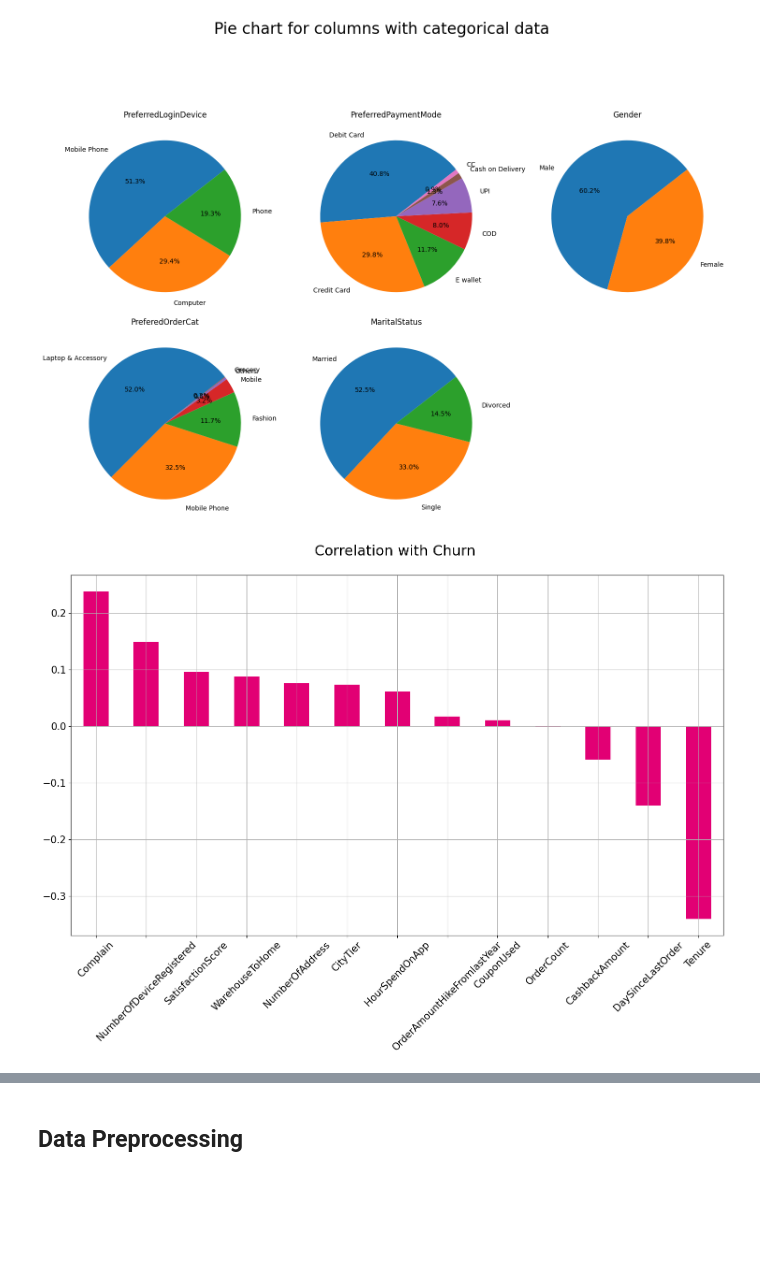
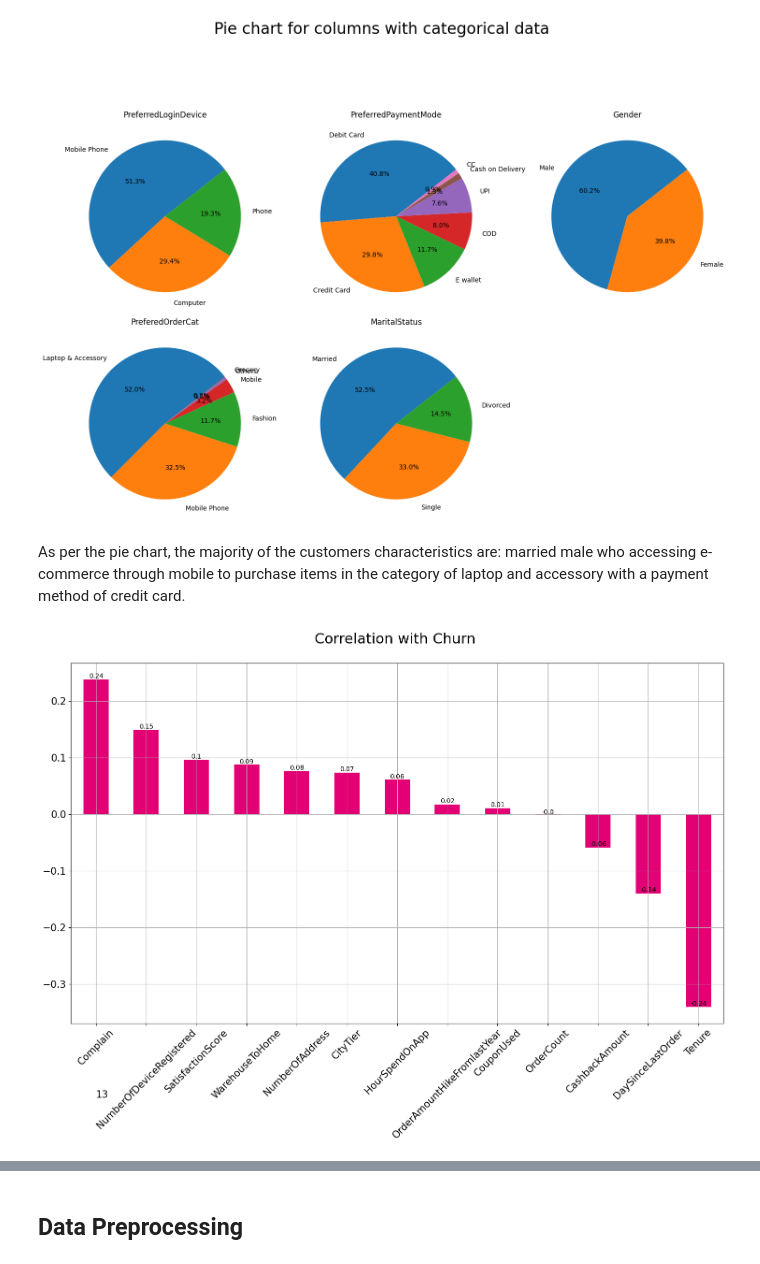
Before and after one commit to bkty1122/bkty1122, a Jupyter notebook: master-school-project/COM6101-Ass-1/Q4_p233340.ipynb, the cells around one changed output, grey strips where cells are left out. Cells and saved outputs as stored; diff of their text form; code cells hidden in the pictures; blank space fills up the shorter version.

```diff
--- a/master-school-project/COM6101-Ass-1/Q4_p233340.ipynb
+++ b/master-school-project/COM6101-Ass-1/Q4_p233340.ipynb
@@ -149,20 +149,25 @@ plt.tight_layout(rect=[0, 0.03, 1, 0.95])
 plt.show()
 # %% [output]
 [figure]
+# %% [markdown]
+As per the pie chart, the majority of the customers characteristics are: married male who accessing e-commerce through mobile to purchase items in the category of laptop and accessory with a payment method of credit card.
 # %%
 # correlation of numerical columns with churn
 # Correlation between churn and selected boolean and numeric variables
 plt.figure(6)
 
 correlations = df.select_dtypes(include = ['float64', 'int64', 'int32']).corr()['Churn'].sort_values(ascending = False)
 correlations = correlations[correlations!=1]
 correlations.plot.bar(
         figsize = (18, 10),
         fontsize = 15,
         color = '#e20074',
         rot = 45, grid = True)
-
+# plot number or correlation values
+for i in range(len(correlations)):
+    plt.text(i, correlations[i], round(correlations[i], 2), ha = 'center', va = 'bottom')
+plt.text(0, -0.5, str(correlations.count()), fontsize = 15, color = 'black')
 plt.title('Correlation with Churn \n', horizontalalignment="center", fontstyle = "normal", fontsize = "22", fontfamily = "sans-serif")
 plt.show()
 # %% [output]
-[figure, old version]
+[figure, new version]
```
Also changed, not shown: parts of 1 cell of this notebook, 2 other files.
